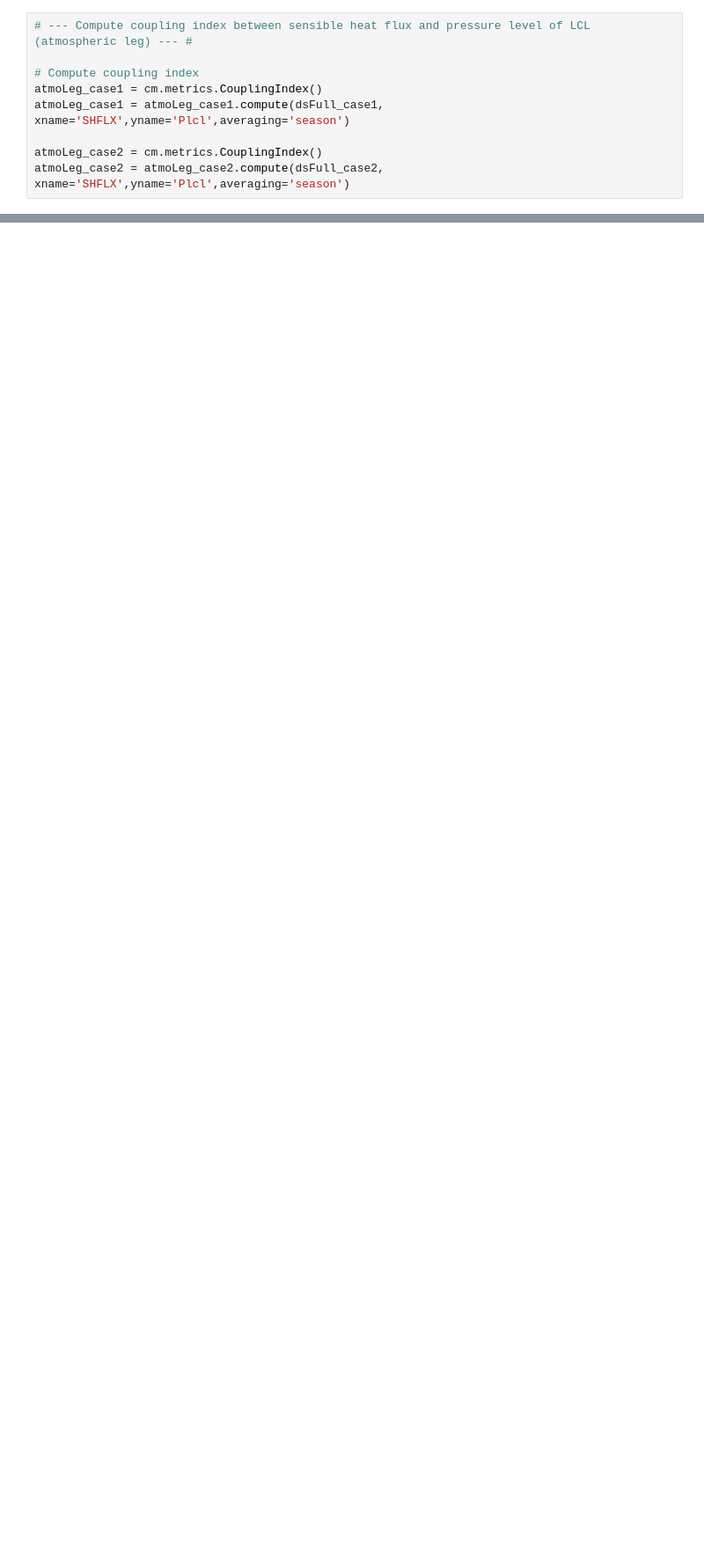
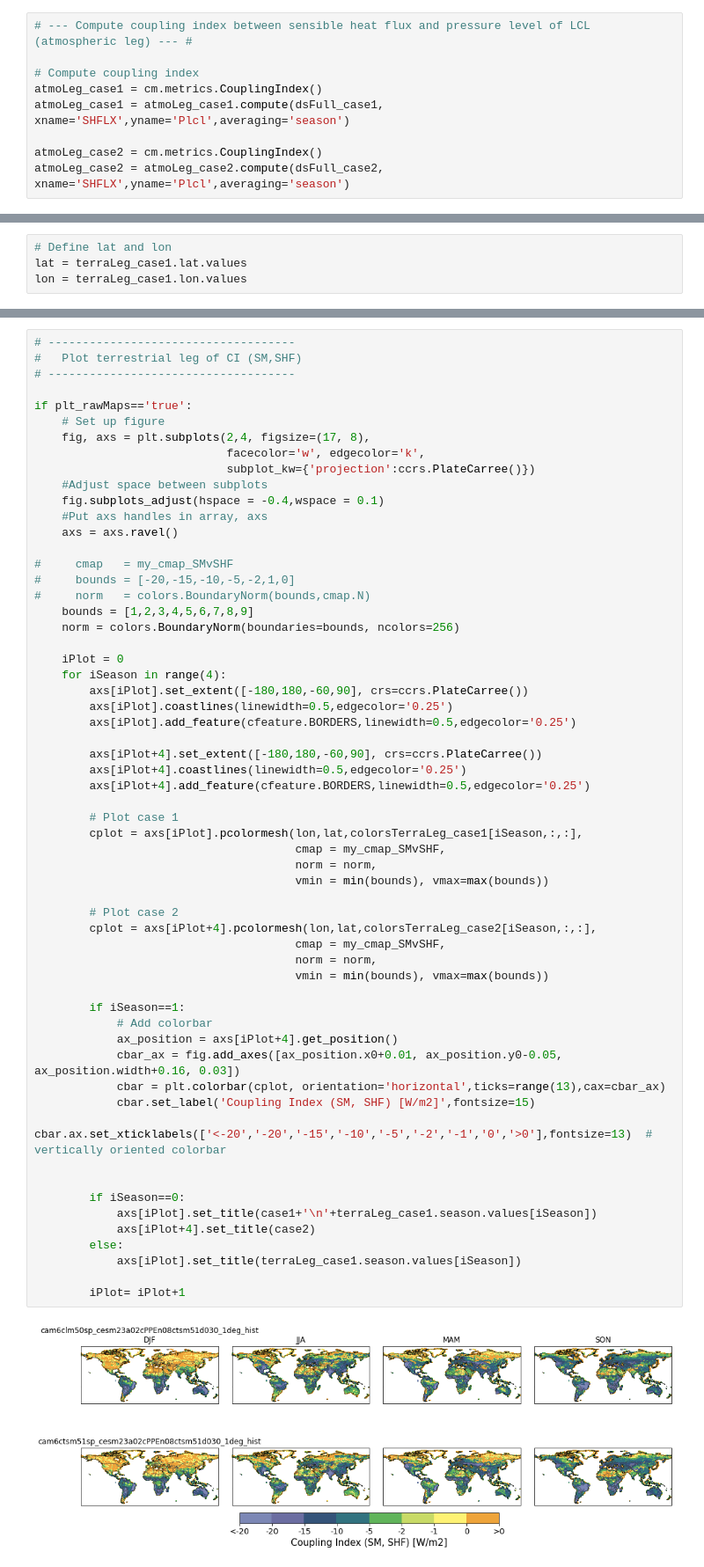
Before and after one commit to megandevlan/Coupling_CAM6CLM5, a Jupyter notebook: CouplingIndex_Generalized.ipynb, the cells around one changed output, grey strips where cells are left out. Shown at 88% size. Cells and saved outputs as stored; diff of their text form; blank space fills up the shorter version.

```diff
--- a/CouplingIndex_Generalized.ipynb
+++ b/CouplingIndex_Generalized.ipynb
@@ -232,0 +325,4 @@ atmoLeg_case2 = atmoLeg_case2.compute(dsFull_case2, xname='SHFLX',yname='Plcl',a
+# %%
+# Define lat and lon
+lat = terraLeg_case1.lat.values
+lon = terraLeg_case1.lon.values
@@ -232,0 +387,61 @@ atmoLeg_case2 = atmoLeg_case2.compute(dsFull_case2, xname='SHFLX',yname='Plcl',a
+# %%
+# ------------------------------------
+#   Plot terrestrial leg of CI (SM,SHF)
+# ------------------------------------
+
+if plt_rawMaps=='true':
+    # Set up figure
+    fig, axs = plt.subplots(2,4, figsize=(17, 8),
+                            facecolor='w', edgecolor='k',
+                            subplot_kw={'projection':ccrs.PlateCarree()})
+    #Adjust space between subplots
+    fig.subplots_adjust(hspace = -0.4,wspace = 0.1)
+    #Put axs handles in array, axs
+    axs = axs.ravel()
+
+#     cmap   = my_cmap_SMvSHF
+#     bounds = [-20,-15,-10,-5,-2,1,0]
+#     norm   = colors.BoundaryNorm(bounds,cmap.N)
+    bounds = [1,2,3,4,5,6,7,8,9]
+    norm = colors.BoundaryNorm(boundaries=bounds, ncolors=256)
+
+    iPlot = 0
+    for iSeason in range(4):
+        axs[iPlot].set_extent([-180,180,-60,90], crs=ccrs.PlateCarree())
+        axs[iPlot].coastlines(linewidth=0.5,edgecolor='0.25')
+        axs[iPlot].add_feature(cfeature.BORDERS,linewidth=0.5,edgecolor='0.25')
+
+        axs[iPlot+4].set_extent([-180,180,-60,90], crs=ccrs.PlateCarree())
+        axs[iPlot+4].coastlines(linewidth=0.5,edgecolor='0.25')
+        axs[iPlot+4].add_feature(cfeature.BORDERS,linewidth=0.5,edgecolor='0.25')
+
+        # Plot case 1
+        cplot = axs[iPlot].pcolormesh(lon,lat,colorsTerraLeg_case1[iSeason,:,:],
+                                      cmap = my_cmap_SMvSHF,
+                                      norm = norm,
+                                      vmin = min(bounds), vmax=max(bounds))
+
+        # Plot case 2
+        cplot = axs[iPlot+4].pcolormesh(lon,lat,colorsTerraLeg_case2[iSeason,:,:],
+                                      cmap = my_cmap_SMvSHF,
+                                      norm = norm,
+                                      vmin = min(bounds), vmax=max(bounds))
+
+        if iSeason==1:
+            # Add colorbar
+            ax_position = axs[iPlot+4].get_position()
+            cbar_ax = fig.add_axes([ax_position.x0+0.01, ax_position.y0-0.05, ax_position.width+0.16, 0.03])
+            cbar = plt.colorbar(cplot, orientation='horizontal',ticks=range(13),cax=cbar_ax)
+            cbar.set_label('Coupling Index (SM, SHF) [W/m2]',fontsize=15)
+            cbar.ax.set_xticklabels(['<-20','-20','-15','-10','-5','-2','-1','0','>0'],fontsize=13)  # vertically oriented colorbar
+
+
+        if iSeason==0:
+            axs[iPlot].set_title(case1+'\n'+terraLeg_case1.season.values[iSeason])
+            axs[iPlot+4].set_title(case2)
+        else:
+            axs[iPlot].set_title(terraLeg_case1.season.values[iSeason])
+
+        iPlot= iPlot+1
+# %% [output]
+[figure, added]
```
Also changed, not shown: parts of 16 cells of this notebook.
